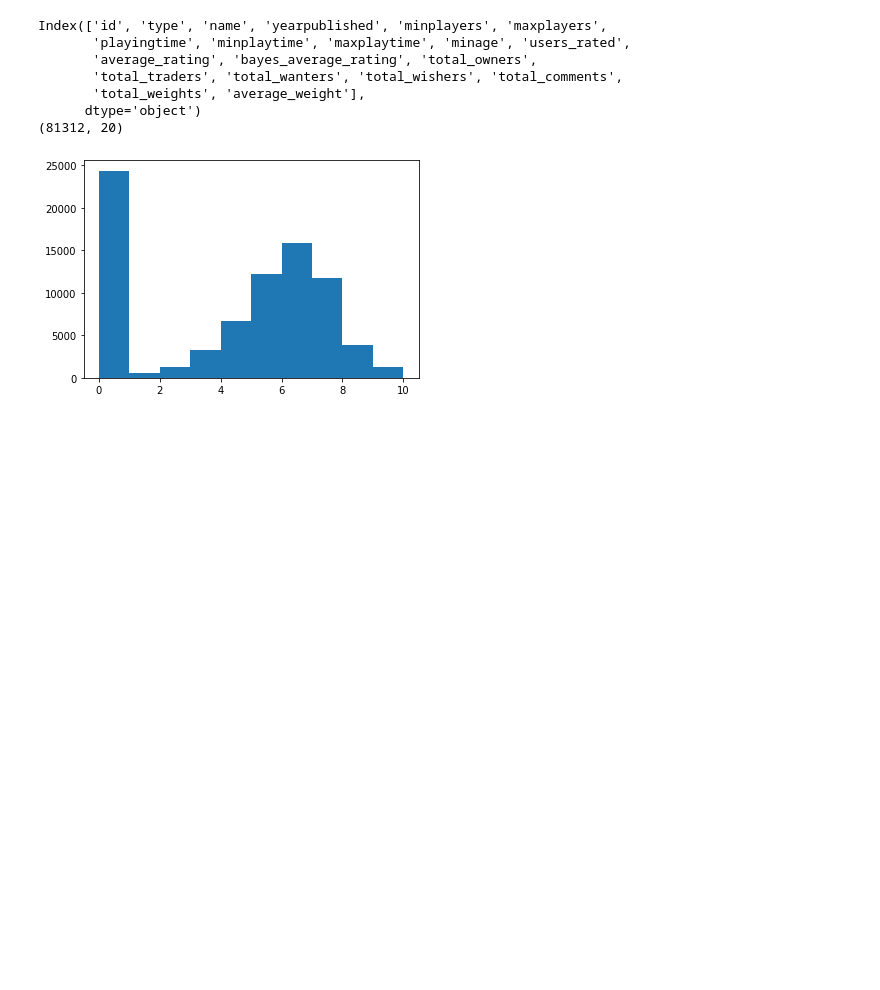
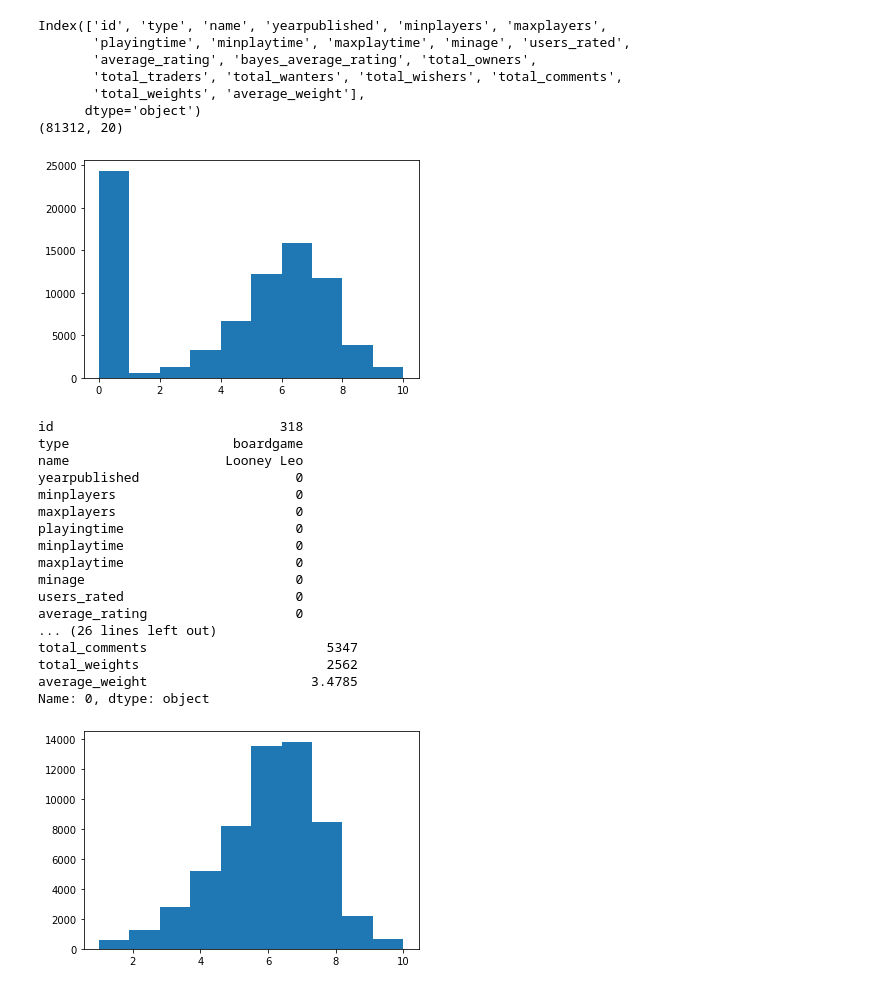
Before and after one commit to amit-dhakad/ml-projects, a Jupyter notebook: board-game-review-prediction/board-game-review-prediction.ipynb, the cells around one changed output. Drawn from its saved outputs; the diff is of its cells as text; code cells hidden in the pictures; blank space fills up the shorter version.

```diff
--- a/board-game-review-prediction/board-game-review-prediction.ipynb
+++ b/board-game-review-prediction/board-game-review-prediction.ipynb
@@ -33,3 +33,43 @@ Index(['id', 'type', 'name', 'yearpublished', 'minplayers', 'maxplayers',
       dtype='object')
 (81312, 20)
 [figure]
+# %%
+#games[games["average_rating"] == 0]
+
+# Pring the first row of all the games with zero scoress.
+# The .iloc method on dataframes allows us to index by position.
+print(games[games["average_rating"] == 0].iloc[0])
+
+# Print the first row of all the games with scores greater than 0.
+
+print(games[games["average_rating"] > 0].iloc[0])
+
+# Remove any rows without user reviews.
+games = games[games["users_rated"] > 0]
+# Remove any rows with missing values.
+games = games.dropna(axis=0)
+
+# Make a histogram of all the rating in the average_rating column.
+plt.hist(games["average_rating"])
+
+#show the plot
+plt.show()
+# %% [output]
+id                             318
+type                     boardgame
+name                    Looney Leo
+yearpublished                    0
+minplayers                       0
+maxplayers                       0
+playingtime                      0
+minplaytime                      0
+maxplaytime                      0
+minage                           0
+users_rated                      0
+average_rating                   0
+... (26 lines left out)
+total_comments                       5347
+total_weights                        2562
+average_weight                     3.4785
+Name: 0, dtype: object
+[figure, added]
```
Also changed, not shown: parts of 2 cells of this notebook.
